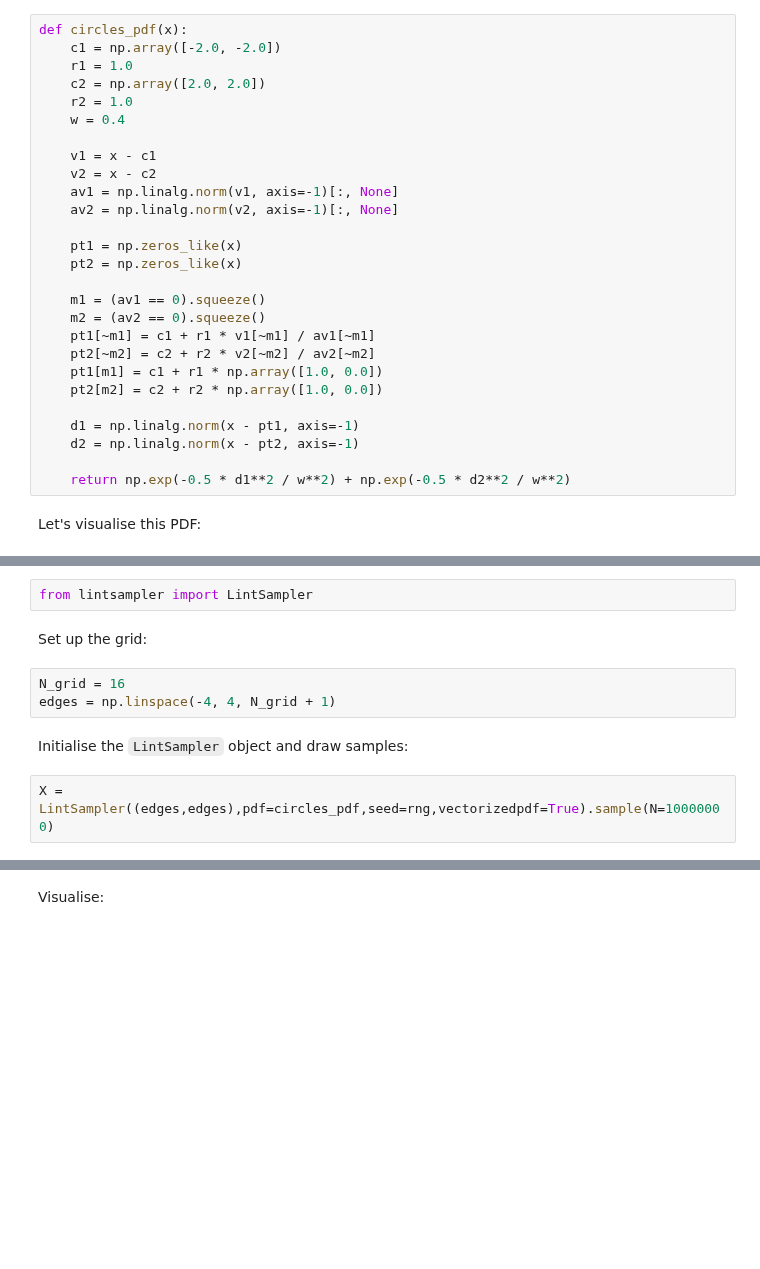
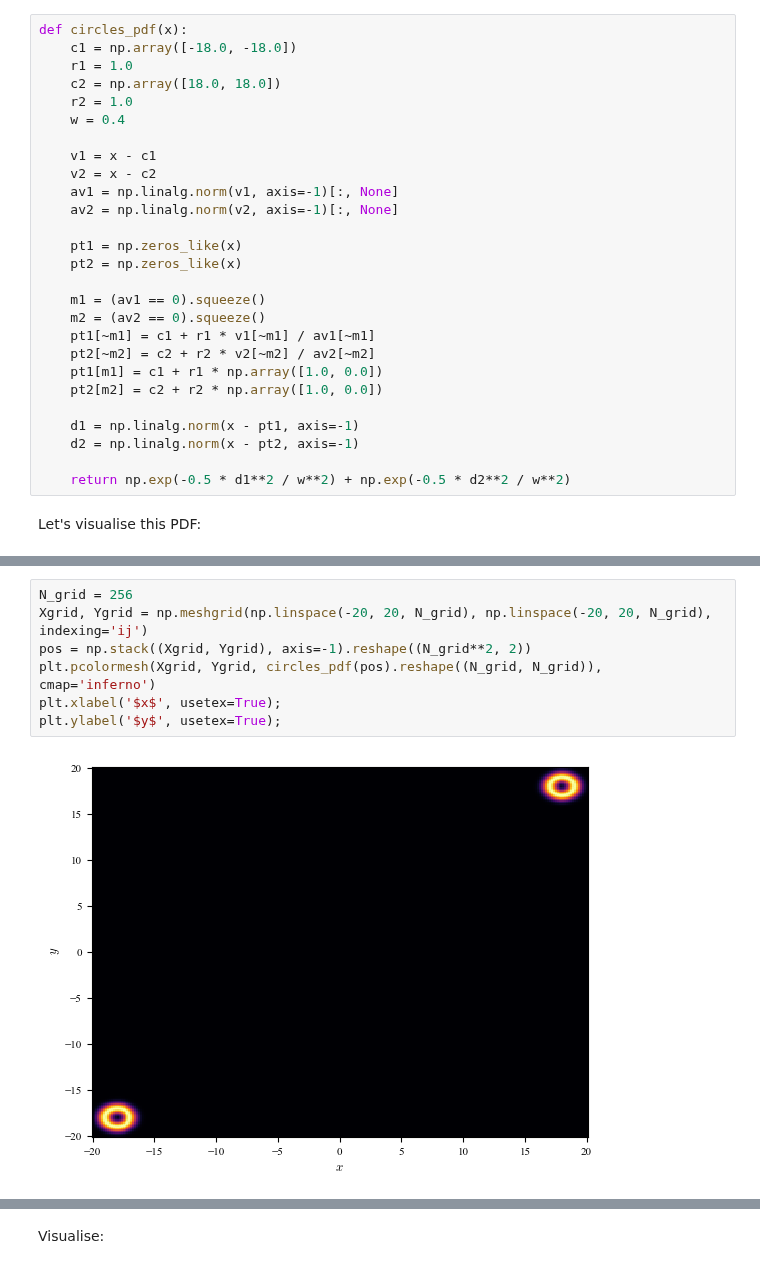
Before and after one commit to aneeshnaik/lintsampler, a Jupyter notebook: docs/source/example_notebooks/2_doughnuts.ipynb, the cells around one changed output, grey strips where cells are left out. Cells and saved outputs as stored; diff of their text form; blank space fills up the shorter version.

```diff
--- a/docs/source/example_notebooks/2_doughnuts.ipynb
+++ b/docs/source/example_notebooks/2_doughnuts.ipynb
@@ -28,9 +39,9 @@ It's worth noting that the PDF evaluated here is actually not a true PDF, in the
 This is a _vectorized_ pdf as well, meaning that we can simultaneously ask for $N$ samples. We'll pass a flag to `LintSampler` below letting it know to take advantage of this optimisation.
 # %%
 def circles_pdf(x):
-    c1 = np.array([-2.0, -2.0])
+    c1 = np.array([-18.0, -18.0])
     r1 = 1.0
-    c2 = np.array([2.0, 2.0])
+    c2 = np.array([18.0, 18.0])
     r2 = 1.0
     w = 0.4
 
@@ -71,11 +69,9 @@ First, let's use `LintSampler` to draw samples from the PDF evaluated on a fixed
-# %%
-from lintsampler import LintSampler
-# %% [markdown]
-Set up the grid:
-# %%
-N_grid = 16
-edges = np.linspace(-4, 4, N_grid + 1)
-# %% [markdown]
-Initialise the `LintSampler` object and draw samples:
-# %%
-X = LintSampler((edges,edges),pdf=circles_pdf,seed=rng,vectorizedpdf=True).sample(N=10000000)
+# %%
+N_grid = 256
+Xgrid, Ygrid = np.meshgrid(np.linspace(-20, 20, N_grid), np.linspace(-20, 20, N_grid), indexing='ij')
+pos = np.stack((Xgrid, Ygrid), axis=-1).reshape((N_grid**2, 2))
+plt.pcolormesh(Xgrid, Ygrid, circles_pdf(pos).reshape((N_grid, N_grid)), cmap='inferno')
+plt.xlabel('$x$', usetex=True);
+plt.ylabel('$y$', usetex=True);
+# %% [output]
+[figure, added]
```
Also changed, not shown: parts of 68 cells of this notebook.
